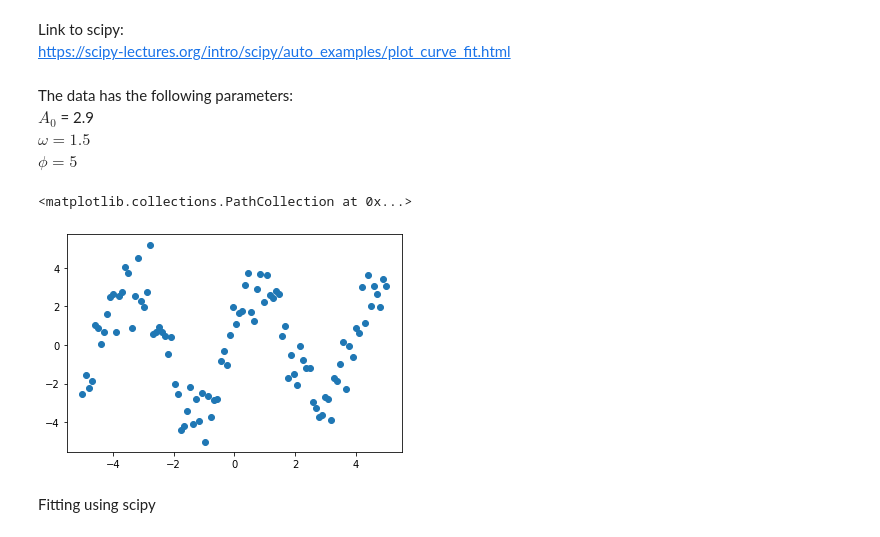
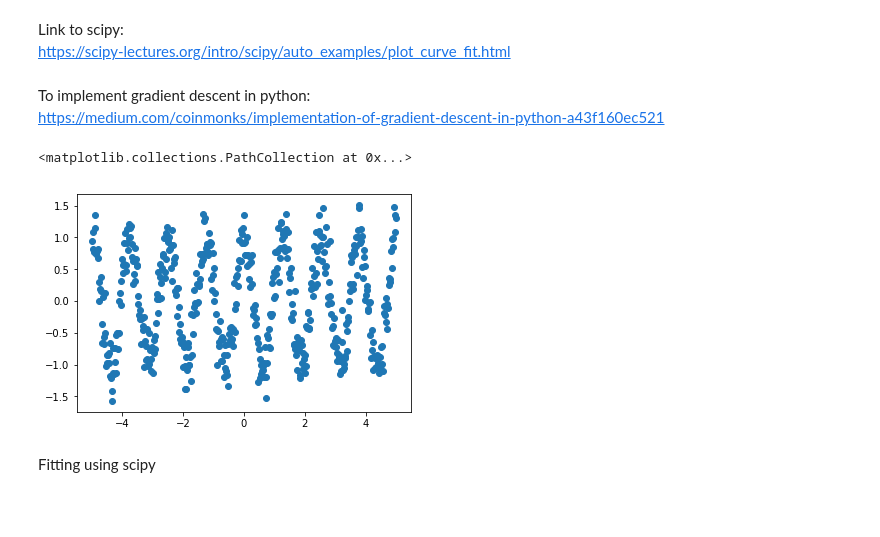
Before and after one commit to Harmonic-Oscillator-hyBrid-fIT/HOBIT, a Jupyter notebook: sin_optimization.ipynb, the cells around one changed output. Saved outputs shown, nothing was run; the diff lists cells and outputs as text; code cells hidden in the pictures; blank space fills up the shorter version.

```diff
--- a/sin_optimization.ipynb
+++ b/sin_optimization.ipynb
@@ -7,22 +7,20 @@ from sklearn.metrics import mean_squared_error, r2_score
 # %% [markdown]
 Link to scipy: <br>
 https://scipy-lectures.org/intro/scipy/auto_examples/plot_curve_fit.html
+# %% [markdown]
+To implement gradient descent in python: <br>
+https://medium.com/coinmonks/implementation-of-gradient-descent-in-python-a43f160ec521
 # %%
 np.random.seed(12345)
 
-n = 100
+n = 500
 x_data = np.linspace(-5, 5, num= n)
-y_data = 2.9 * np.cos(1.5 * x_data+ 5) + np.random.normal(size= n)
+#y_data = 2.9 * np.cos(1.5 * x_data+ 3) + np.random.normal(size= n)
+y_data = np.cos(5 * x_data) + 0.25*np.random.normal(size= n)
+plt.scatter(x_data, y_data)
+# %% [output]
+<matplotlib.collections.PathCollection at 0x...>
+[figure, added]
-# %% [markdown]
-The data has the following parameters: <br>
-$A_0$ = 2.9 <br>
-$\omega = 1.5$ <br>
-$\phi = 5$
-# %%
-plt.scatter(x_data, y_data)
-# %% [output]
-<matplotlib.collections.PathCollection at 0x...>
-[figure, removed]
 # %% [markdown]
 Fitting using scipy
 # %%
```
Also changed, not shown: parts of 12 cells of this notebook.
